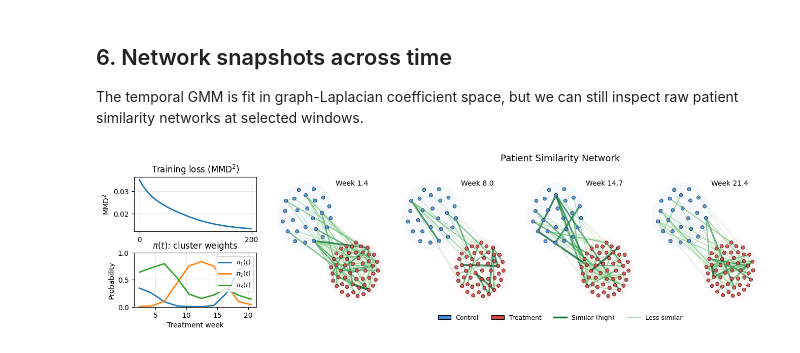
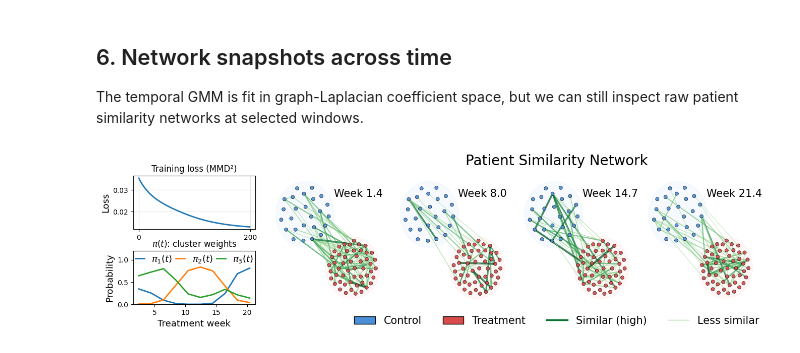
Before and after one commit to dani2442/rkhs-mixture-models, a Jupyter notebook: examples/patient_correlation_network_graph.ipynb, the cells around one changed output. Saved outputs shown, nothing was run; the diff lists cells and outputs as text; code cells hidden in the pictures.

```diff
--- a/examples/patient_correlation_network_graph.ipynb
+++ b/examples/patient_correlation_network_graph.ipynb
@@ -444,8 +444,8 @@ outer = fig.add_gridspec(2, 2, width_ratios=(1.0, 4.0), hspace=0.4, wspace=0.05)
 ax_loss = fig.add_subplot(outer[0, 0])
 ax_loss.plot(history, lw=2, color="tab:blue")
 ax_loss.set_xticks([0,200])
-ax_loss.set_title("Training loss (MMD$^2$)")
-ax_loss.set_ylabel("MMD$^2$")
+ax_loss.set_title("Training loss (MMD²)")
+ax_loss.set_ylabel("Loss", fontsize=13)
 ax_loss.grid(alpha=0.3)
 
 ax_pi = fig.add_subplot(outer[1, 0])
@@ -454,11 +454,19 @@ cmap = matplotlib.colormaps.get_cmap("Purples")
 for k in range(K):
     ax_pi.plot(t_axis, pi_t_np[:, k], lw=2, label=f"$\pi_{{{k + 1}}}(t)$") #, color=cmap((1+k)/K))
 ax_pi.set_title(r"$\pi(t)$: cluster weights")
-ax_pi.set_xlabel(t_label)
-ax_pi.set_ylabel("Probability")
-ax_pi.set_ylim(0, 1)
-ax_pi.grid(alpha=0.3)
-ax_pi.legend(fontsize=9, loc="upper right")
+ax_pi.set_xlabel(t_label, fontsize=13)
+ax_pi.set_ylabel("Probability", fontsize=13)
+ax_pi.set_ylim(0, 1.2)
+ax_pi.grid(alpha=0.0)
+ax_pi.legend(
+    fontsize=13,
+    frameon=False,
+    ncols=3,
+    columnspacing=0.4,
+    loc="upper center",
+    bbox_to_anchor=(0.5, 1.1),
+    handlelength=1.0
+)
 
 graph_gs = outer[:, 1].subgridspec(1, n_graph_times, wspace=0.08)
 graph_axes = [fig.add_subplot(graph_gs[0, i]) for i in range(n_graph_times)]
@@ -520,34 +528,34 @@ for ax, t_idx in zip(graph_axes, graph_indices):
             ax=ax,
             edgelist=edges,
             edge_color=edge_colors,
             width=edge_widths,
             alpha=0.7,
         )
 
     title = f"Week {t_day / 7:.1f}" if use_weeks else f"Day {t_day:.0f}"
-    ax.text(0.55, 0.98, title, transform=ax.transAxes, fontsize=10, va="top")
+    ax.text(0.55, 0.9, title, transform=ax.transAxes, fontsize=15, va="top")
     ax.set_axis_off()
 
 legend_elements = [
     Patch(facecolor="#4A90D9", edgecolor="black", label="Control"),
     Patch(facecolor="#D94A4A", edgecolor="black", label="Treatment"),
     Line2D([0], [0], color=plt.cm.Greens(0.85), lw=2.5, label="Similar (high)"),
     Line2D([0], [0], color=plt.cm.Greens(0.35), lw=1.0, label="Less similar"),
 ]
 
-fig.text(0.65, 0.93, "Patient Similarity Network", ha="center", fontsize=13)
+fig.text(0.65, 0.9, "Patient Similarity Network", ha="center", fontsize=20)
 fig.legend(
     handles=legend_elements,
     loc="upper center",
     bbox_to_anchor=(0.65, 0.1),
-    fontsize=9,
+    fontsize=15,
     ncols=4,
     frameon=False,
 )
 
 plt.tight_layout()
 fig.subplots_adjust(top=0.84)
 fig.savefig("../paper/images/patient_graph.pdf", dpi=100, bbox_inches="tight")
 plt.show()
 # %% [output]
-[figure, old version]
+[figure, new version]
```
Also changed, not shown: 4 other files.
